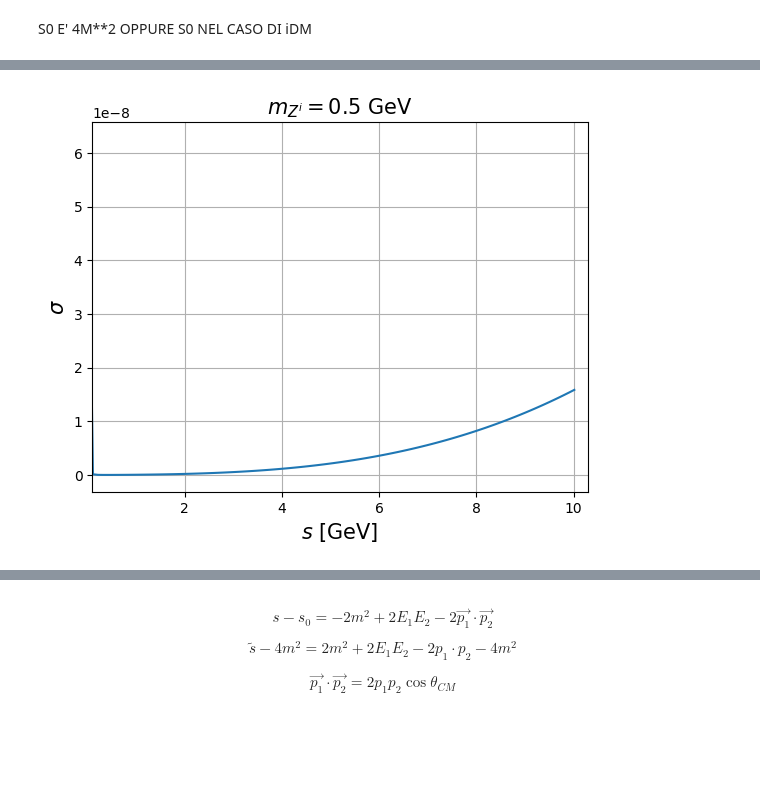
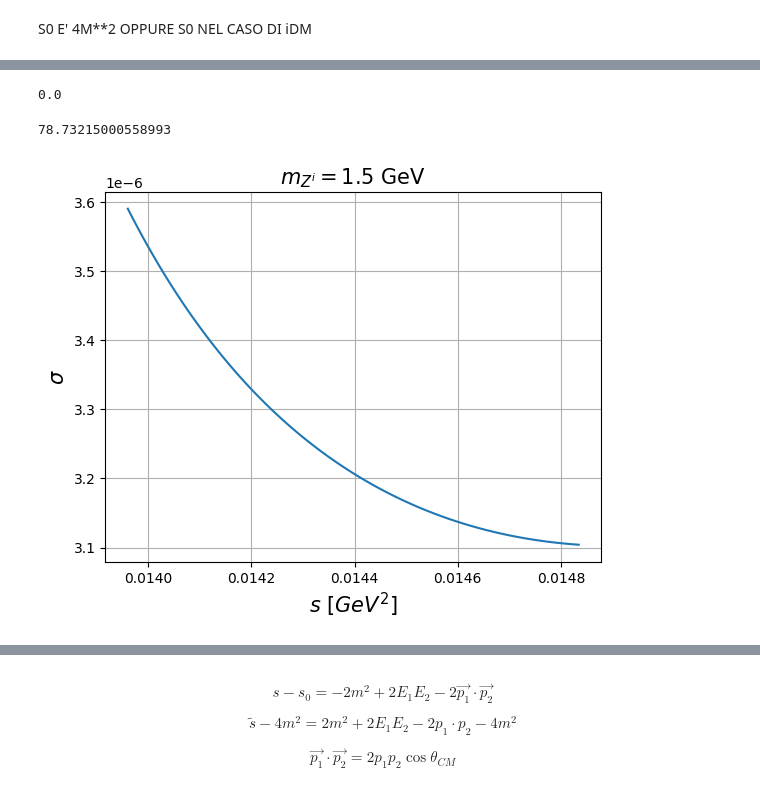
Before and after one commit to nico0407/DM-freeze-out, a Jupyter notebook: iDM-freze-out/Coannihilation.ipynb, the cells around one changed output, grey strips where cells are left out. Drawn from its saved outputs; the diff is of its cells as text; code cells hidden in the pictures; blank space fills up the shorter version.

```diff
--- a/iDM-freze-out/Coannihilation.ipynb
+++ b/iDM-freze-out/Coannihilation.ipynb
@@ -193,3 +271,8 @@ TypeError: unsupported operand type(s) for /: 'function' and 'float'
 # %%
 def sigma(s_tilda):
-    return ((16*np.pi*(epsilon**2)*alpha_dark*alpha_em)/(((s_tilda)-mzprime**2)**2))*(pfin_pinit(s_tilda)/(s_tilda))*(((s_tilda)*E1(s_tilda)*E2(s_tilda)/2)+(2*(p_init(s_tilda)**2)*(p_fin(s_tilda)**2)/3)+((m**2)*((s_tilda)-(m1**2)-(m2**2))/2)+((m1*m2)*((s_tilda)-2*(m**2))/2)+((m**2)*m1*m2*2))
+    return ((8*np.pi*(epsilon**2)*alpha_dark*alpha_em)/(((s_tilda)-mzprime**2)**2))*(pfin_pinit(s_tilda)/(s_tilda))*(((s_tilda)*E1(s_tilda)*E2(s_tilda)/2)+(2*(p_init(s_tilda)**2)*(p_fin(s_tilda)**2)/3)+((m**2)*((s_tilda)-(m1**2)-(m2**2))/2)+((m1*m2)*((s_tilda)-2*(m**2))/2)+((m**2)*m1*m2))
+
+
+
+
+# ((16*np.pi*(epsilon**2)*alpha_dark*alpha_em)/(((s_tilda)-mzprime**2)**2))*(pfin_pinit(s_tilda)/(s_tilda))*(((s_tilda)*E1(s_tilda)*E2(s_tilda)/2)+(2*(p_init(s_tilda)**2)*(p_fin(s_tilda)**2)/3)+((m**2)*((s_tilda)-(m1**2)-(m2**2))/2)+((m1*m2)*((s_tilda)-2*(m**2))/2)+((m**2)*m1*m2*2))
@@ -200,9 +303,18 @@ sigma(s0+0.02)
+# %%
+pfin_pinit(0)
+# %% [output]
+0.0
+# %%
+sigma(s0)
+# %% [output]
+78.73215000558993
 # %%
 plt.plot(s,sigma(s))
-plt.title('$m_{Z^i}=0.5$ GeV', size= 15)
-plt.xlabel('$s$ [GeV]',size=15)
+plt.title('$m_{Z^i}=1.5$ GeV', size= 15)
+plt.xlabel('$s \ [GeV^2]$',size=15)
 plt.ylabel(r'$\sigma$',size=15)
-plt.xlim(0.1,10.3)
+#plt.xlim(0.1,1)
+#plt.ylim(0,1E-4)
 plt.grid()
 # %% [output]
-[figure, old version]
+[figure, new version]
```
Also changed, not shown: parts of 60 cells of this notebook, 1 other file.
